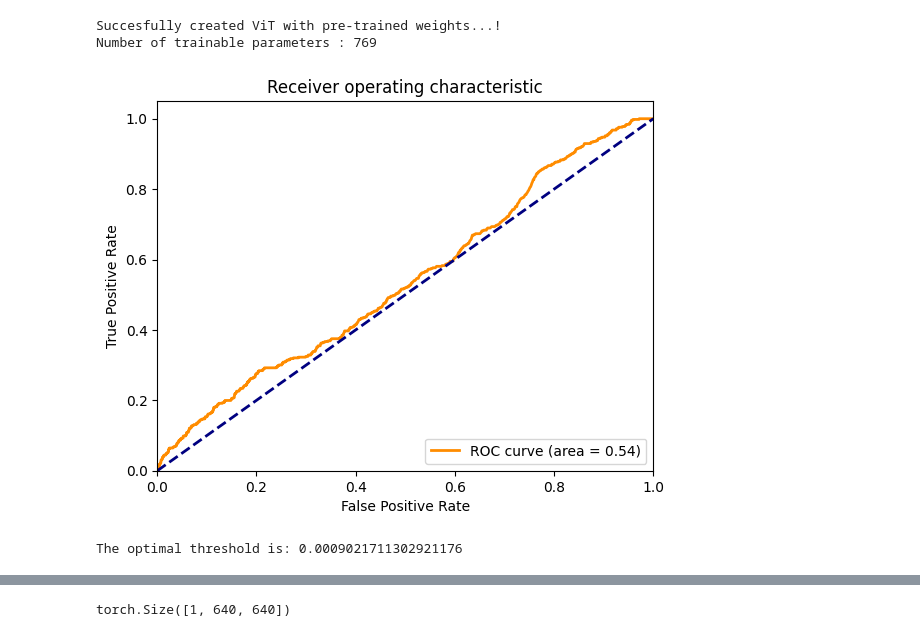
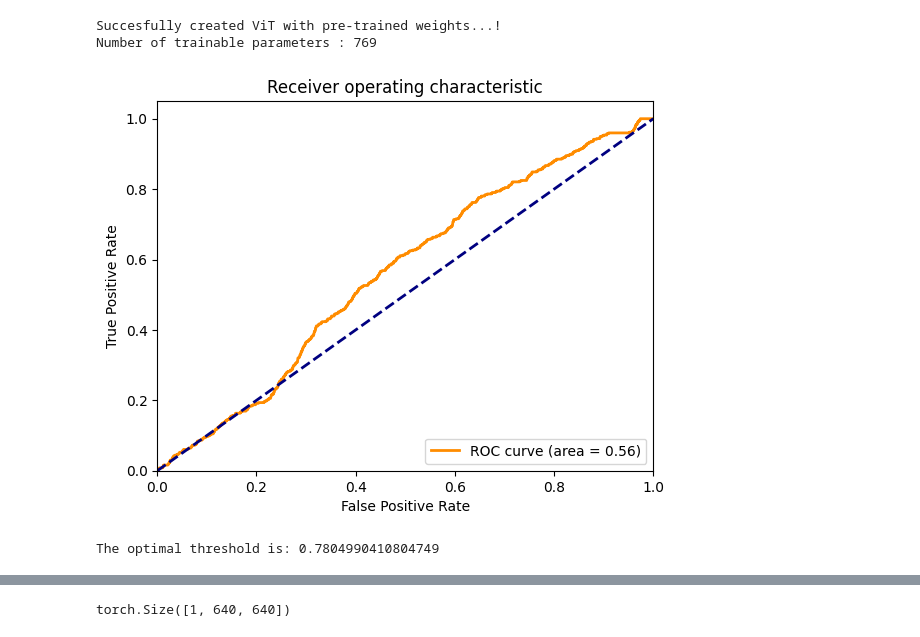
Before and after one commit to dimiz51/Lane-detection-Master-Thesis, a Jupyter notebook: notebooks/segmenter.ipynb, the cells around one changed output, grey strips where cells are left out. Saved outputs shown, nothing was run; the diff lists cells and outputs as text; code cells hidden in the pictures.

```diff
--- a/notebooks/segmenter.ipynb
+++ b/notebooks/segmenter.ipynb
@@ -136,15 +148,18 @@ def train(model, train_loader, val_loader = None, num_epochs=10, lr=0.01, moment
 # %%
 # Segmenter pipeline class (ViT + Masks predictor end-to-end)
 class Segmenter(nn.Module):
-    def __init__(self,encoder, decoder, image_size = (640,640), output_act = nn.Sigmoid(), find_threshold = False):
+    def __init__(self,encoder, decoder, image_size = (640,640), output_act = 'sigmoid', find_threshold = False):
         super().__init__()
         self.patch_size = encoder.patch_size
         self.encoder = encoder
         self.decoder = decoder
         self.image_size = image_size
-        self.lane_threshold = 0
-        self.output_act = output_act
+        self.lane_threshold = 0.5
         self.roc_flag = find_threshold
+        if output_act == 'sigmoid':
+            self.activation = nn.Sigmoid()
+        elif output_act == 'relu':
+            self.activation = nn.ReLU()
 
 
     # Forward pass of the pipeline
@@ -163,19 +178,16 @@ class Segmenter(nn.Module):
 
         # Training time
         if self.training:
-            act = self.output_act
-            class_prob_masks = act(masks)
-            predictions = torch.where(class_prob_masks > self.lane_threshold,torch.zeros_like(class_prob_masks),torch.ones_like(class_prob_masks))
+            class_prob_masks = self.activation(masks)
+            predictions = torch.where(class_prob_masks > self.lane_threshold, torch.ones_like(class_prob_masks), torch.zeros_like(class_prob_masks))
             return masks, predictions
 
         elif self.roc_flag and not self.training:
-            act = self.output_act
-            class_prob_masks = act(masks)
+            class_prob_masks = self.activation(masks)
             return class_prob_masks
         else:
-            act = self.output_act
-            class_prob_masks = act(masks)
-            predictions = torch.where(class_prob_masks > self.lane_threshold,torch.zeros_like(class_prob_masks),torch.ones_like(class_prob_masks))
+            class_prob_masks = self.activation(masks)
+            predictions = torch.where(class_prob_masks > self.lane_threshold, torch.ones_like(class_prob_masks), torch.zeros_like(class_prob_masks))
             return predictions
 
     # Count pipeline trainable parameters
@@ -184,6 +196,7 @@ class Segmenter(nn.Module):
 
     # Load trained model
     def load_segmenter(self,path):
+
         self.load_state_dict(torch.load(path,map_location=torch.device('cpu')))
 
 # # Flatten the tensor into a 1D array
@@ -193,5 +206,5 @@ class Segmenter(nn.Module):
 # plt.show()
 # %%
 # Create dataloaders and train the model
-train_loader = DataLoader(train_set, batch_size= 2,shuffle= True, drop_last= True)
+train_loader = DataLoader(train_set, batch_size= 5,shuffle= True, drop_last= True)
 validation_loader = DataLoader(validation_set,batch_size= 1, shuffle= True, drop_last= True)
@@ -201,19 +236,26 @@ encoder = ViT(image_size=640, patch_size=16, num_classes=1, dim=768, depth=12, h
             mlp_dim=3072, dropout=0.1,load_pre= True, pre_trained_path= '../pre-trained/jx_vit_base_p16_224-80ecf9dd.pth')
 encoder.freeze_all_but_some([])
 # decoder = MaskTransformer(n_classes= 1)
-decoder = DecoderLinear(n_classes= 1, d_encoder= 768)
-model = Segmenter(encoder, decoder, find_threshold= True)
+# decoder = DecoderMLP(n_classes = 1, d_encoder = 768)
+decoder = DecoderLinear(n_classes = 1, d_encoder = 768)
+model = Segmenter(encoder, decoder, find_threshold= False, output_act= 'sigmoid')
 print(f'Number of trainable parameters : {model.count_parameters()}')
 
-model.load_segmenter('../models/segmenter.pth')
+# model.load_segmenter('../models/segmenter.pth')
 # %% [output]
 Succesfully created ViT with pre-trained weights...!
 Number of trainable parameters : 769
+# %%
+# Train the model
+train(model, train_loader,val_loader= None , num_epochs= 1,
+      lane_weight = pos_weight, lr_scheduler= False, lr = 0.001)
 # %%
 pred_probs, gts = utils.get_roc_probs(model,validation_loader)
 # %%
+model.roc_flag = True
 thres = utils.find_threshold(pred_probs,gts)
+model.roc_flag = False
 # %% [output]
-[figure, old version]
+[figure, new version]
-The optimal threshold is: 0.0009021711302921176
+The optimal threshold is: 0.7804990410804749
 # %%
```
Also changed, not shown: parts of 11 cells of this notebook, 3 other files.
